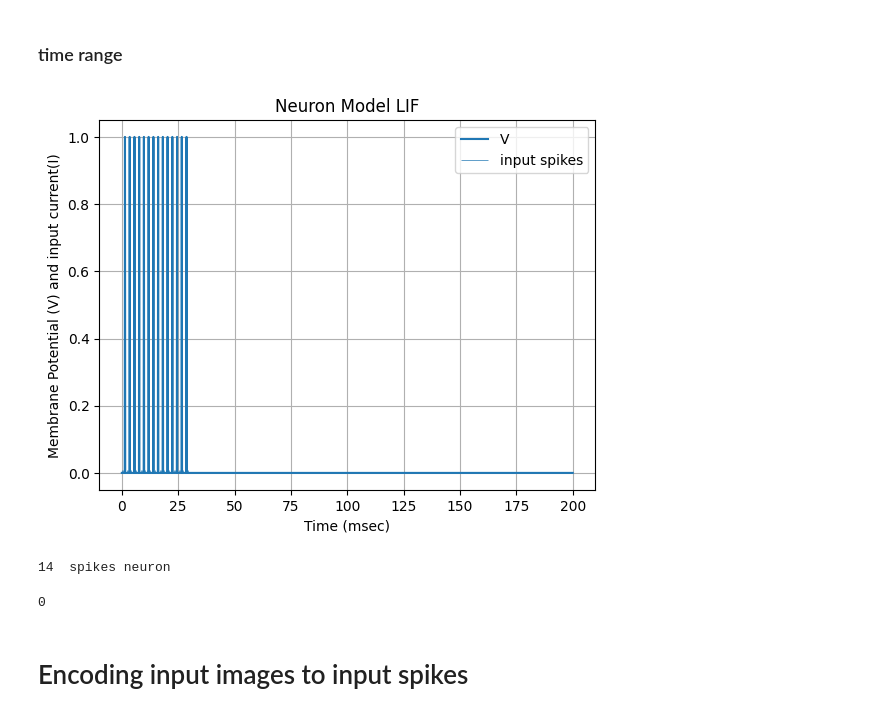
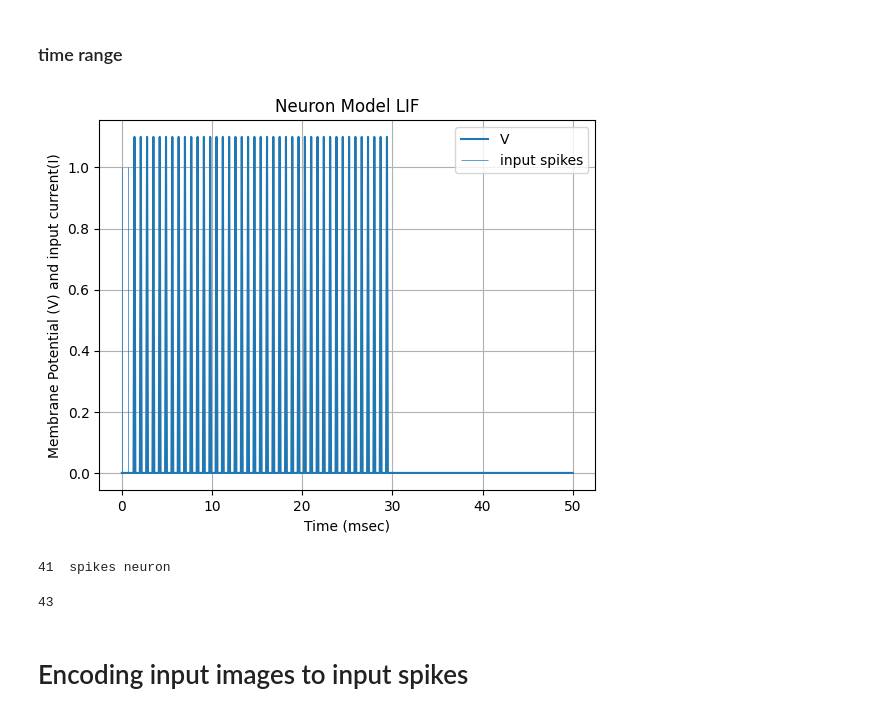
Before and after one commit to applevitya/lab, a Jupyter notebook: neuro_spike/simple_learning_model.ipynb, the cells around one changed output. Saved outputs shown, nothing was run; the diff lists cells and outputs as text; code cells hidden in the pictures.

```diff
--- a/neuro_spike/simple_learning_model.ipynb
+++ b/neuro_spike/simple_learning_model.ipynb
@@ -44,16 +44,16 @@ normalized = (x-np.min(x))/float(np.max(x)-np.min(x))*50
 # %%
 class LIFneuronConfig():
     def __init__(self,):
-        self.R = 10 # resistance (k-Ohm)
-        self.C = 10 # capacitance (u-F)
+        self.R = 0.11 # resistance (k-Ohm)
+        self.C = 1 # capacitance (u-F)
 
-        self.v_thresh = 0.0002
+        self.v_thresh = 0.001
         self.v_spike = 1
         self.v_base = 0
 
         self.tau_m = self.R*self.C # time constant (msec)
-        self.refracTime = 0.2 # refractory time (msec)
-        self.initRefrac = 0
+        self.refracTime = 0.11 # refractory time (msec)
+        self.initRefrac = 1
 
         self.noise_amp = 0
 
@@ -150,7 +150,7 @@ def count_spikes(array):
 ### time range
 # %%
 #time series
-T = 200 #ms
+T = 50 #ms
 dt = 0.1
 time = np.arange(0,T+dt,dt)
 
@@ -158,15 +158,15 @@ time = np.arange(0,T+dt,dt)
 W = read_dataset()
 # %%
 t_span = np.arange(0, T+dt, dt)
-I = [0.01 if i%7==0 and i<300 else 0 for i in range(len(time))]
+I = [1 if i%7==0 and i<300 else 0 for i in range(len(time))]
 neuron = LIF_simple()
 PlotNeuron(neuron, time, dt, I);
 print(neuron.num, ' spikes neuron ')
 count_spikes(I)
 # %% [output]
-[figure, old version]
+[figure, new version]
-14  spikes neuron
+41  spikes neuron
-0
+43
 # %% [markdown]
 # Encoding input images to input spikes
 # %%
```
Also changed, not shown: parts of 10 cells of this notebook, 3 other files.
